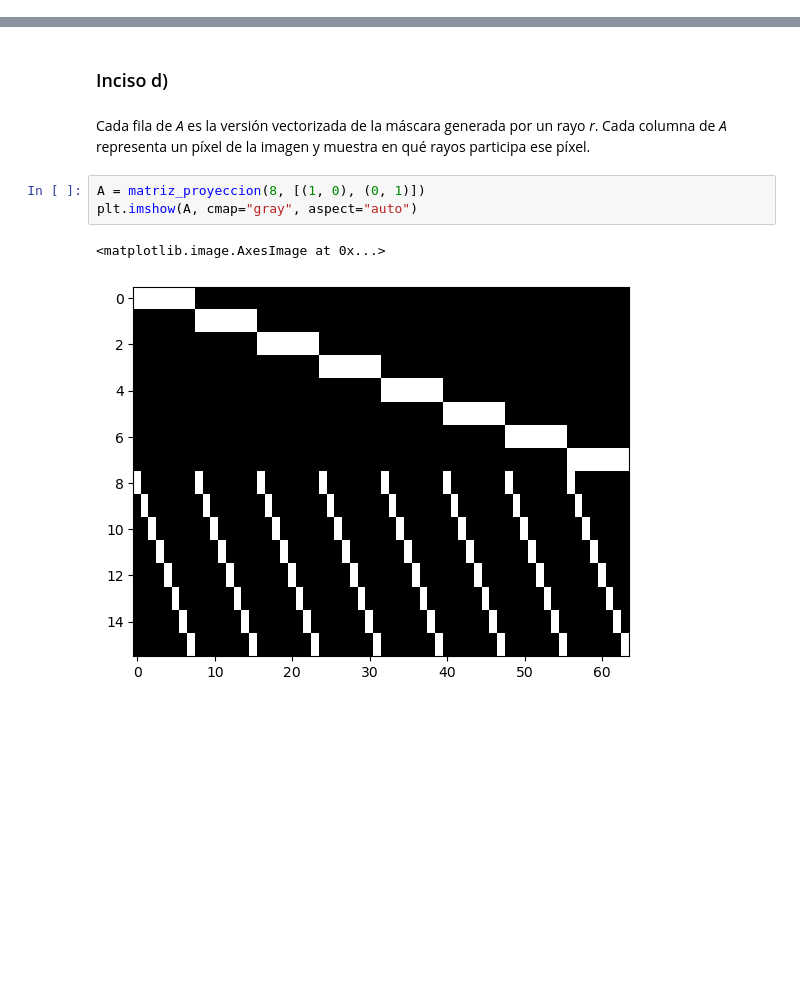
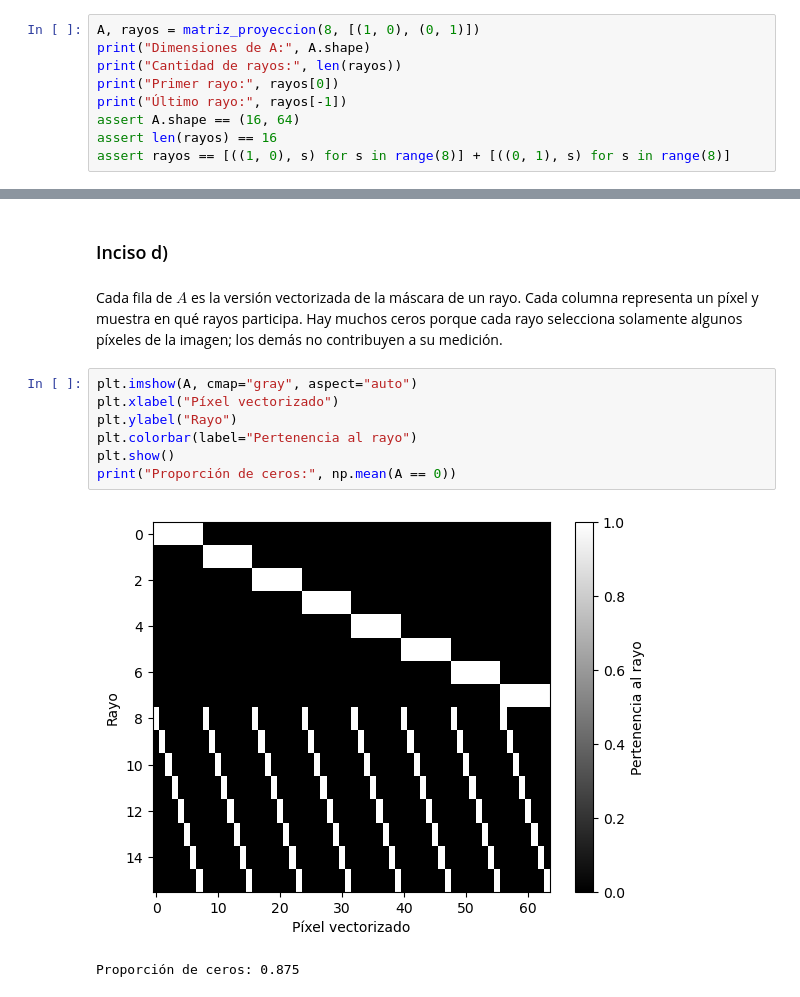
Before and after one commit to fededelcuadro/proyecto-tomografia-metodos, a Jupyter notebook: ejercicio_3.ipynb, the cells around one changed output, grey strips where cells are left out. Cells and saved outputs as stored; diff of their text form; blank space fills up the shorter version.

```diff
--- a/ejercicio_3.ipynb
+++ b/ejercicio_3.ipynb
@@ -98,0 +84,9 @@ array([[1, 1, 1, ..., 0, 0, 0],
+# %%
+A, rayos = matriz_proyeccion(8, [(1, 0), (0, 1)])
+print("Dimensiones de A:", A.shape)
+print("Cantidad de rayos:", len(rayos))
+print("Primer rayo:", rayos[0])
+print("Último rayo:", rayos[-1])
+assert A.shape == (16, 64)
+assert len(rayos) == 16
+assert rayos == [((1, 0), s) for s in range(8)] + [((0, 1), s) for s in range(8)]
@@ -101,10 +100,16 @@ Por el **shape=(16,64)** podemos corroborar que el tamaño de la matriz A es de
 # %% [markdown]
 ### Inciso d)
 # %% [markdown]
-Cada fila de *A* es la versión vectorizada de la máscara generada por un rayo *r*. Cada columna de *A* representa un píxel de la imagen y muestra en qué rayos participa ese píxel.
+Cada fila de $A$ es la versión vectorizada de la máscara de un rayo. Cada columna representa
+un píxel y muestra en qué rayos participa. Hay muchos ceros porque cada rayo selecciona
+solamente algunos píxeles de la imagen; los demás no contribuyen a su medición.
-# %%
-A = matriz_proyeccion(8, [(1, 0), (0, 1)])
-plt.imshow(A, cmap="gray", aspect="auto")
-# %% [output]
-<matplotlib.image.AxesImage at 0x...>
-[figure, removed]
+# %%
+plt.imshow(A, cmap="gray", aspect="auto")
+plt.xlabel("Píxel vectorizado")
+plt.ylabel("Rayo")
+plt.colorbar(label="Pertenencia al rayo")
+plt.show()
+print("Proporción de ceros:", np.mean(A == 0))
+# %% [output]
+[figure, added]
+Proporción de ceros: 0.875
```
Also changed, not shown: parts of 8 cells of this notebook, 10 other files.
